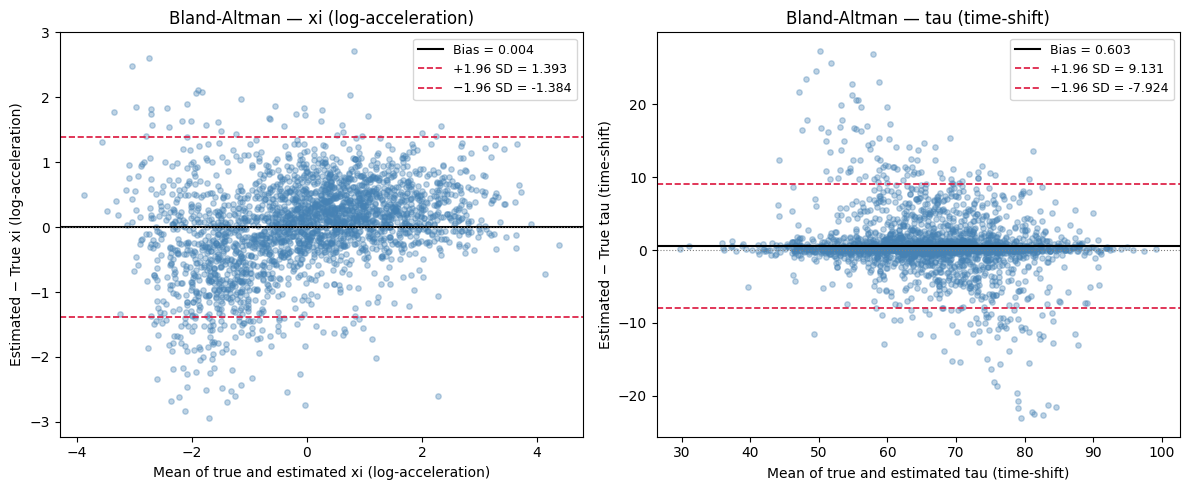
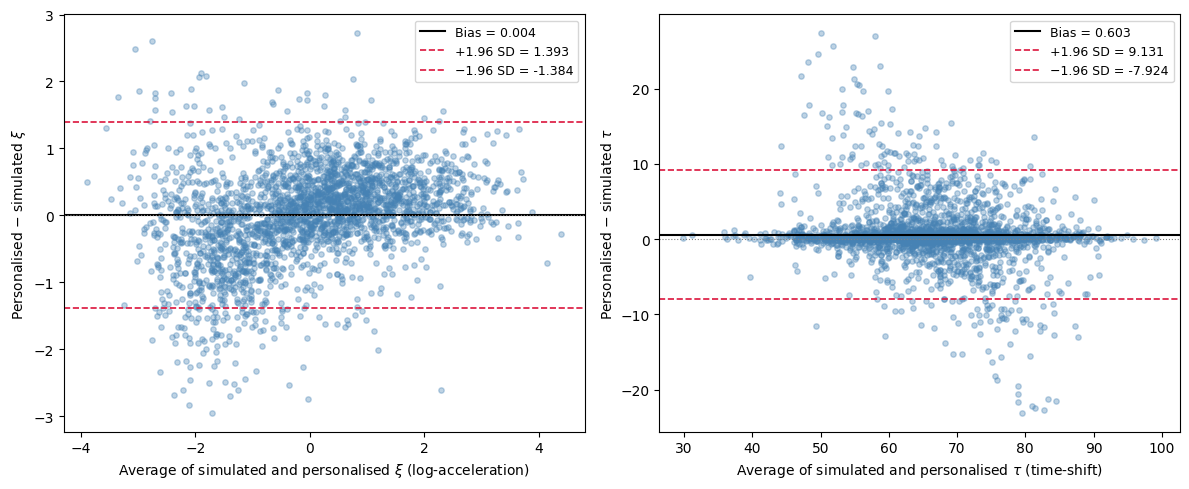
Code edit (unified diff) that turned the first committed figure into the second:
--- before
+++ after
@@ -3,5 +3,6 @@
 else:
     ip_cols  = ["xi", "tau"]
-    ip_names = ["xi (log-acceleration)", "tau (time-shift)"]
+    ip_latex = [r"$\xi$", r"$\tau$"]
+    ip_descs = ["log-acceleration", "time-shift"]
 
     fig, axes = plt.subplots(1, len(ip_cols), figsize=(6 * len(ip_cols), 5))
@@ -10,5 +11,5 @@
     print("-" * 45)
 
-    for ax, col, col_name in zip(axes, ip_cols, ip_names):
+    for ax, col, col_latex, col_desc in zip(axes, ip_cols, ip_latex, ip_descs):
         all_mean, all_diff = [], []
 
@@ -36,7 +37,7 @@
         ax.axhline(0, color="grey", lw=0.8, linestyle=":")
 
-        ax.set_xlabel(f"Mean of true and estimated {col_name}")
-        ax.set_ylabel(f"Estimated − True {col_name}")
-        ax.set_title(f"Bland-Altman — {col_name}")
+        ax.set_xlabel(f"Average of simulated and personalised {col_latex} ({col_desc})")
+        ax.set_ylabel(f"Personalised $-$ simulated {col_latex}")
+        #ax.set_title(f"Bland-Altman — {col_latex} ({col_desc})")
         ax.legend(fontsize=9)
 

Commit: precisions in the report about parameters, better labels in figure in 3